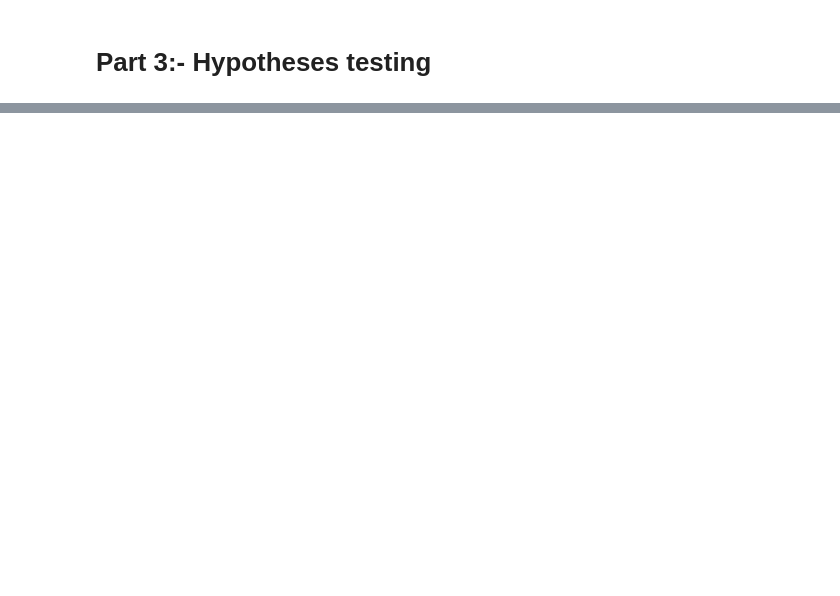
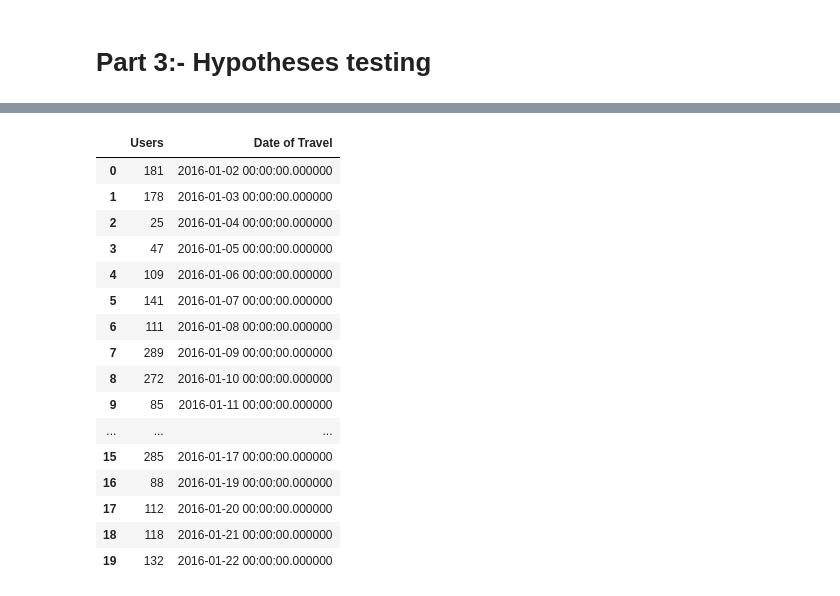
Before and after one commit to anishmitra9666/Week-2-and-3-deliverables, a Jupyter notebook: Dataglaciertaxicode04122023 (3).ipynb, the cells around one changed output, grey strips where cells are left out. Saved outputs shown, nothing was run; the diff lists cells and outputs as text; code cells hidden in the pictures; blank space fills up the shorter version.

```diff
--- a/Dataglaciertaxicode04122023 (3).ipynb
+++ b/Dataglaciertaxicode04122023 (3).ipynb
@@ -1071,0 +1108,36 @@ dfext.head(n=20)
+# %%
+#Importing the sqldf package from the pandasql module
+from pandasql import sqldf
+
+#The SQL query below joins the inflation data table with the other macroeconomic indicators
+query = '''
+SELECT COUNT(dfdg.[Transaction ID]) AS Users, dfdg.[Date of Travel] FROM
+dfdg
+WHERE [Date of Travel] NOT IN (SELECT Date FROM df7)
+GROUP BY [Date of Travel]
+ORDER BY [Date of Travel] ASC
+'''
+
+#Running that query
+df9 = sqldf(query)
+
+#Taking a high-level look at the first 20 results of this table
+df9.head(n=20)
+# %% [output]
+|  | Users | Date of Travel |
+| 0 | 181 | 2016-01-02 00:00:00.000000 |
+| 1 | 178 | 2016-01-03 00:00:00.000000 |
+| 2 | 25 | 2016-01-04 00:00:00.000000 |
+| 3 | 47 | 2016-01-05 00:00:00.000000 |
+| 4 | 109 | 2016-01-06 00:00:00.000000 |
+| 5 | 141 | 2016-01-07 00:00:00.000000 |
+| 6 | 111 | 2016-01-08 00:00:00.000000 |
+| 7 | 289 | 2016-01-09 00:00:00.000000 |
+| 8 | 272 | 2016-01-10 00:00:00.000000 |
+| 9 | 85 | 2016-01-11 00:00:00.000000 |
+| ... | ... | ... |
+| 15 | 285 | 2016-01-17 00:00:00.000000 |
+| 16 | 88 | 2016-01-19 00:00:00.000000 |
+| 17 | 112 | 2016-01-20 00:00:00.000000 |
+| 18 | 118 | 2016-01-21 00:00:00.000000 |
+| 19 | 132 | 2016-01-22 00:00:00.000000 |
```
Also changed, not shown: parts of 23 cells of this notebook.
